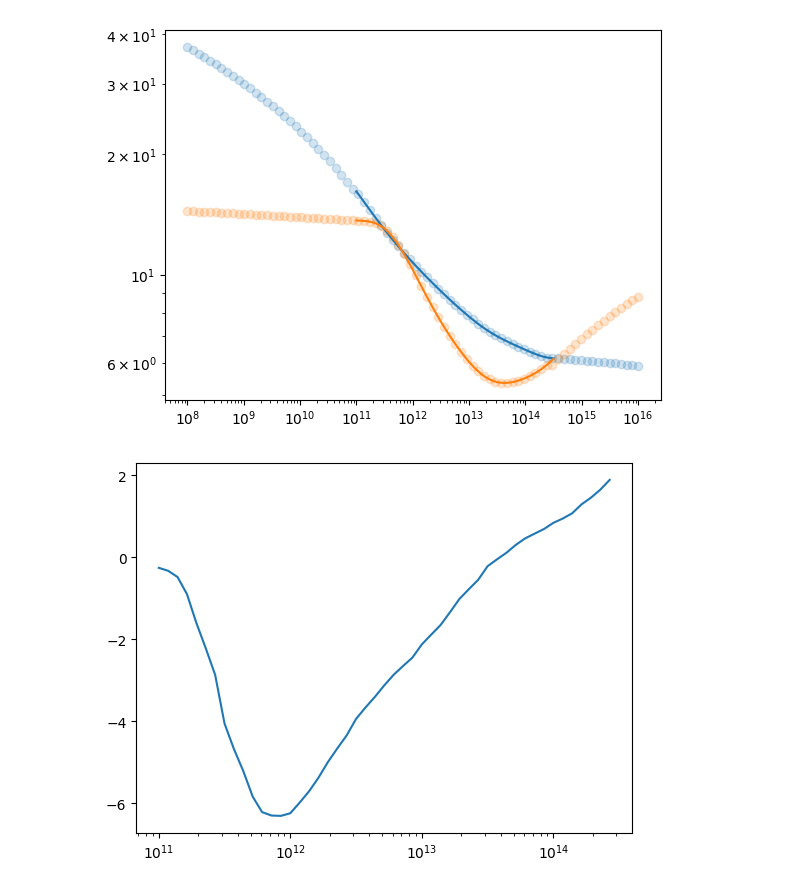
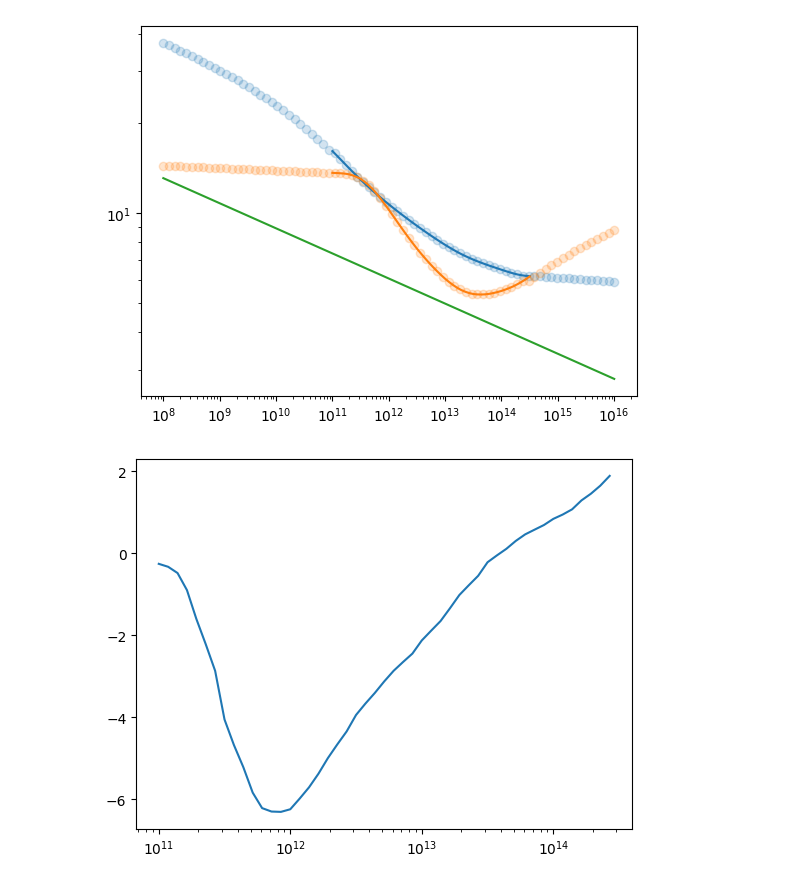
Before and after one commit to mynamesnoname/HMcode-python, a Jupyter notebook: z_test2.ipynb, the cells around one changed output. Cells and saved outputs as stored; diff of their text form; code cells hidden in the pictures.

```diff
--- a/z_test2.ipynb
+++ b/z_test2.ipynb
@@ -26,17 +26,40 @@ c__ = mean2
 # %%
 c_correct = c_m_correct.c_correct(M, z = 0, om = 0.3, s8 = 0.85, sn1=1, agn1=1, sn2=1, agn2=1)
 c_correct2 = c_m_correct.c_correct(M, z = 0, sim='TNG', om = 0.3, s8 = 0.85, sn1=1, agn1=1, sn2=1, agn2=1)
+# %%
+def _concentration_Duffy(M: np.ndarray, z: float, halo_definition='M200') -> np.ndarray:
+    '''
+    Duffy et al (2008; 0804.2486) c(M) relation for WMAP5, See Table 1
+    Appropriate for the full (rather than relaxed) samples
+    '''
+    M_piv = 2e12  # Pivot mass [Msun/h]
+    if halo_definition in ['M200', '200', '200b']:
+        A = 10.14
+        B = -0.081
+        C = -1.01
+    elif halo_definition in ['vir', 'virial', 'Mvir']:
+        A = 7.85
+        B = -0.081
+        C = -0.71
+    elif halo_definition in ['M200c', '200c']:
+        A = 5.71
+        B = -0.084
+        C = -0.47
+    else:
+        raise ValueError('Halo definition not recognised')
+    return A*(M/M_piv)**B*(1.+z)**C  # Equation (4) in 0804.2486
 # %%
 #plt.plot(M,c)
 plt.scatter(M,c_correct, alpha=0.2)
 plt.scatter(M, c_correct2, alpha=0.2)
 plt.plot(Mvir,c_)
 plt.plot(Mvir,c__)
+plt.plot(M, _concentration_Duffy(M, z = 0, halo_definition='200c'))
 plt.xscale('log')
 plt.yscale('log')
 plt.show()
 # %% [output]
-[figure, old version]
+[figure, new version]
 # %%
 slope_ = [(c__[i+1]-c__[i])/(np.log10(Mvir[i+1])-np.log10(Mvir[i])) for i in range(len(c_)-1)]
 # %%
```
Also changed, not shown: 4 other files.
